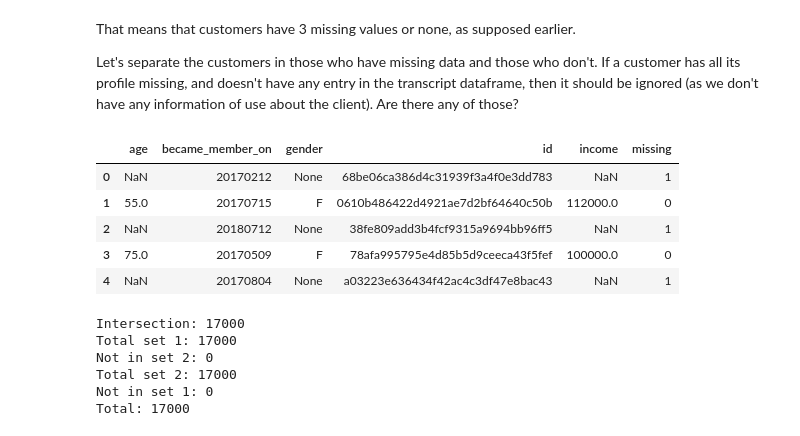
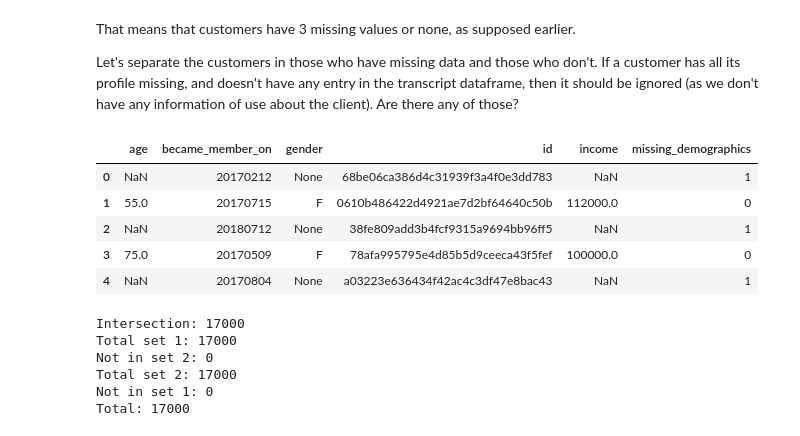
Before and after one commit to mtasende/starbucks-advertising, a Jupyter notebook: notebooks/scratchpad/001-mt-eda.ipynb, the cells around one changed output. Saved outputs shown, nothing was run; the diff lists cells and outputs as text; code cells hidden in the pictures.

```diff
--- a/notebooks/scratchpad/001-mt-eda.ipynb
+++ b/notebooks/scratchpad/001-mt-eda.ipynb
@@ -149,10 +149,10 @@ That means that customers have 3 missing values or none, as supposed earlier.
 
 Let's separate the customers in those who have missing data and those who don't. If a customer has all its profile missing, and doesn't have any entry in the transcript dataframe, then it should be ignored (as we don't have any information of use about the client). Are there any of those?
 # %%
-profile['missing'] = profile.isnull().any(axis=1).astype(int)
+profile['missing_demographics'] = profile.isnull().any(axis=1).astype(int)
 profile.head()
 # %% [output]
-|  | age | became_member_on | gender | id | income | missing |
+|  | age | became_member_on | gender | id | income | missing_demographics |
 | 0 | NaN | 20170212 | None | 68be06ca386d4c31939f3a4f0e3dd783 | NaN | 1 |
 | 1 | 55.0 | 20170715 | F | 0610b486422d4921ae7d2bf64640c50b | 112000.0 | 0 |
 | 2 | NaN | 20180712 | None | 38fe809add3b4fcf9315a9694bb96ff5 | NaN | 1 |
```
Also changed, not shown: parts of 37 cells of this notebook.
